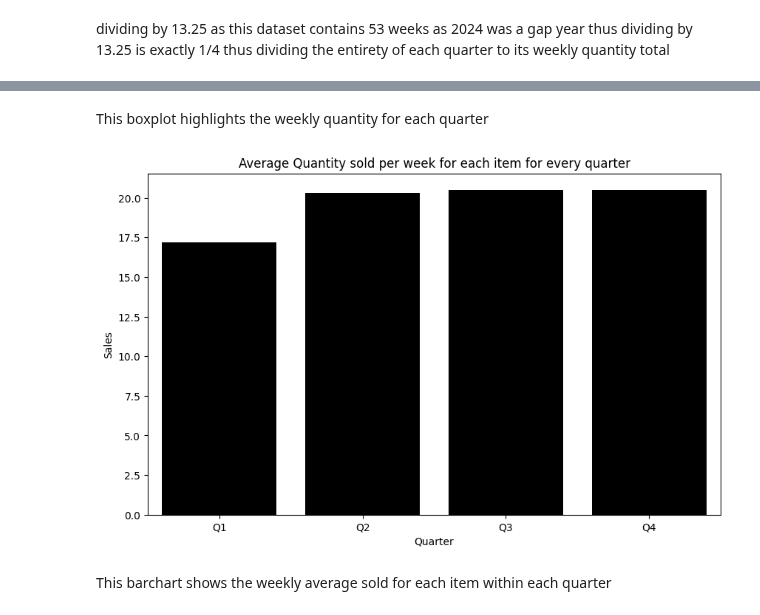
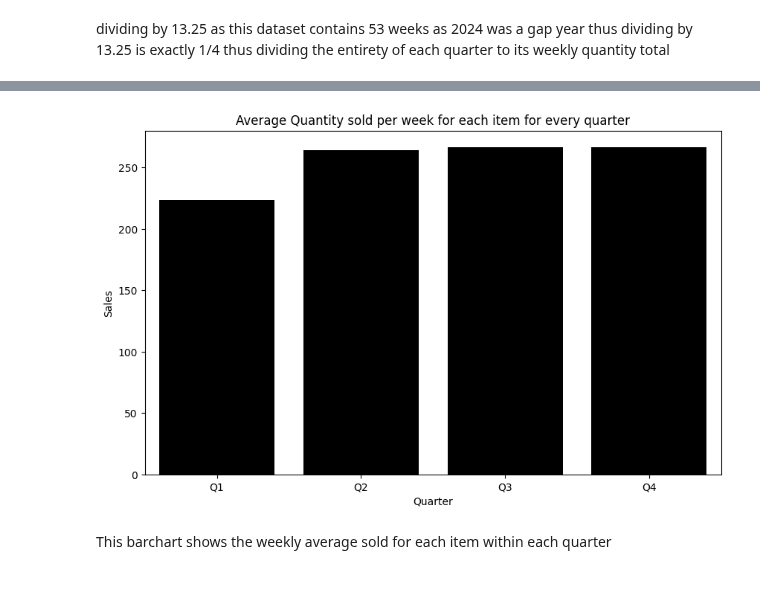
Before and after one commit to alexkardan/ABS-Visualizations, a Jupyter notebook: ABS_Weekly_data.ipynb, the cells around one changed output, grey strips where cells are left out. Saved outputs shown, nothing was run; the diff lists cells and outputs as text; code cells hidden in the pictures; blank space fills up the shorter version.

```diff
--- a/ABS_Weekly_data.ipynb
+++ b/ABS_Weekly_data.ipynb
@@ -198,15 +188,15 @@ fig.show()
-# %% [markdown]
-This boxplot highlights the weekly quantity for each quarter
 # %%
 quarterly_sales = melted_sales_data.groupby(['Description', 'Quarter'])['Quantity Total'].mean().reset_index()
 
+quarterly_sales['Estimated Quarterly Total'] = quarterly_sales['Quantity Total'] * 13
+
 plt.figure(figsize=(10, 6))
-sns.barplot(x='Quarter', y='Quantity Total', color = 'black', data=quarterly_sales, errorbar=None)
+sns.barplot(x='Quarter', y='Estimated Quarterly Total', color = 'black', data=quarterly_sales, errorbar=None)
 plt.title('Average Quantity sold per week for each item for every quarter')
 plt.xlabel('Quarter')
 plt.ylabel('Sales')
 plt.show()
 # %% [output]
-[figure, old version]
+[figure, new version]
 # %% [markdown]
 This barchart shows the weekly average sold for each item within each quarter
```
Also changed, not shown: parts of 29 cells of this notebook.
